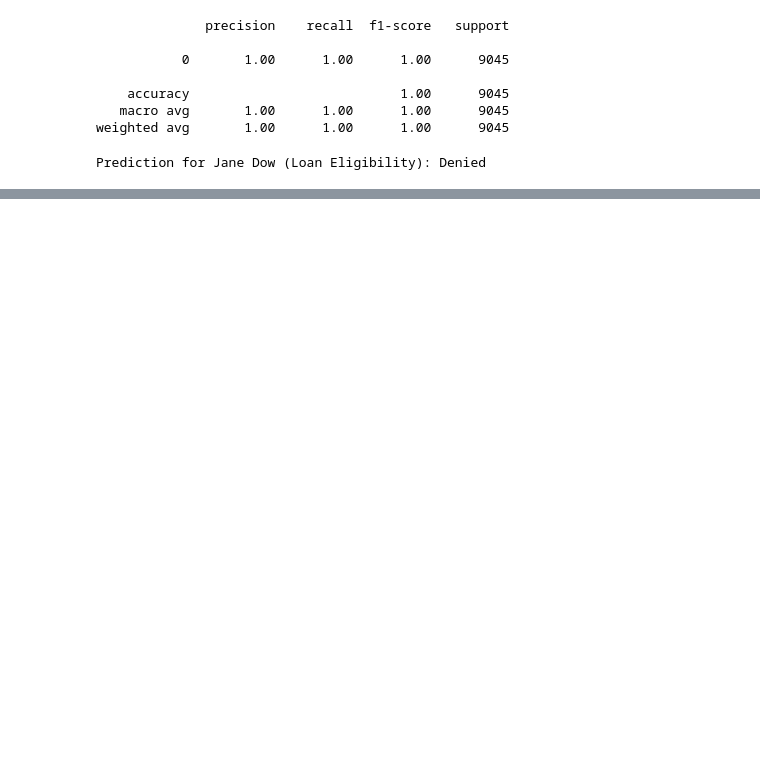
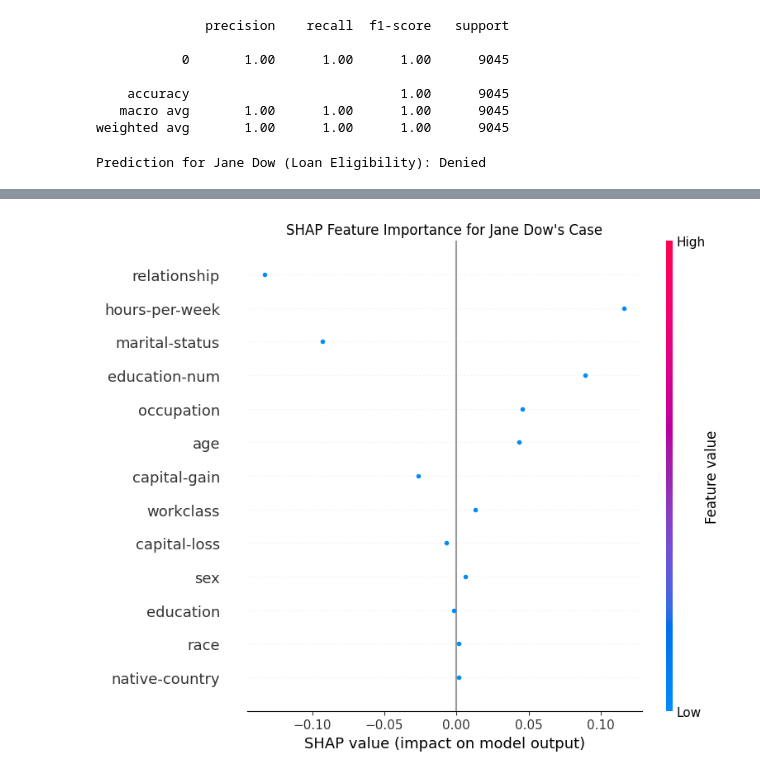
Before and after one commit to Jenniferli6/XAI_Machine_Learning_Court, a Jupyter notebook: Machine_Learning_Court.ipynb, the cells around one changed output, grey strips where cells are left out. Drawn from its saved outputs; the diff is of its cells as text; code cells hidden in the pictures; blank space fills up the shorter version.

```diff
--- a/Machine_Learning_Court.ipynb
+++ b/Machine_Learning_Court.ipynb
@@ -90,0 +243,7 @@ Prediction for Jane Dow (Loan Eligibility): Denied
+# %%
+X2_train, X2_test, y2_train, y2_test = train_test_split(X2, y2_new, test_size=0.2, random_state=42)
+
+# Train simple RF model
+model_adult2 = RandomForestClassifier(random_state=42)
+model_adult2.fit(X2_train, y2_train)
+print(classification_report(y2_test, model_adult2.predict(X2_test)))
@@ -90,0 +288,7 @@ Prediction for Jane Dow (Loan Eligibility): Denied
+# %%
+# 🎯 Focus Instance: Loan Rejection Case (Jane Dow)
+
+jane_df2 = pd.DataFrame([jane_encoded])
+jane_df2 = jane_df2[X2_train.columns]
+pred2 = model_adult2.predict(jane_df2)
+print("Prediction for Jane Dow (Loan Eligibility):", "Approved" if pred2[0] == 1 else "Denied")
@@ -90,0 +305,21 @@ Prediction for Jane Dow (Loan Eligibility): Denied
+# %%
+# Create SHAP explainer
+explainer = shap.TreeExplainer(model_adult2)
+shap_values = explainer.shap_values(jane_df2)
+
+feature_names = X2_train.columns.tolist()
+shap_vals_for_approval = np.array(shap_values[0, :, 1]).flatten()
+
+
+# Create feature importance dataframe
+shap_importance = pd.DataFrame({
+    'feature': feature_names,
+    'shap_value': shap_vals_for_approval,
+    'feature_value': jane_df2.iloc[0].values
+})
+shap_importance = shap_importance.sort_values('shap_value', key=abs, ascending=False)
+
+print("\nTop 10 Most Important Features (by absolute SHAP value):")
+for i, row in shap_importance.head(10).iterrows():
+    direction = "→ APPROVAL" if row['shap_value'] > 0 else "→ DENIAL"
+    print(f"  {row['feature']:20} = {row['feature_value']:6} | SHAP: {row['shap_value']:8.4f} {direction}")
@@ -90,0 +338,12 @@ Prediction for Jane Dow (Loan Eligibility): Denied
+# %%
+# SHAP Summary Plot
+plt.figure(figsize=(10, 6))
+shap_values_for_plot = shap_values[0, :, 1].reshape(1, -1)
+
+shap.summary_plot(shap_values_for_plot, jane_df2, feature_names=feature_names, show=False)
+
+plt.title("SHAP Feature Importance for Jane Dow's Case")
+plt.tight_layout()
+plt.show()
+# %% [output]
+[figure, added]
```
Also changed, not shown: parts of 36 cells of this notebook.
